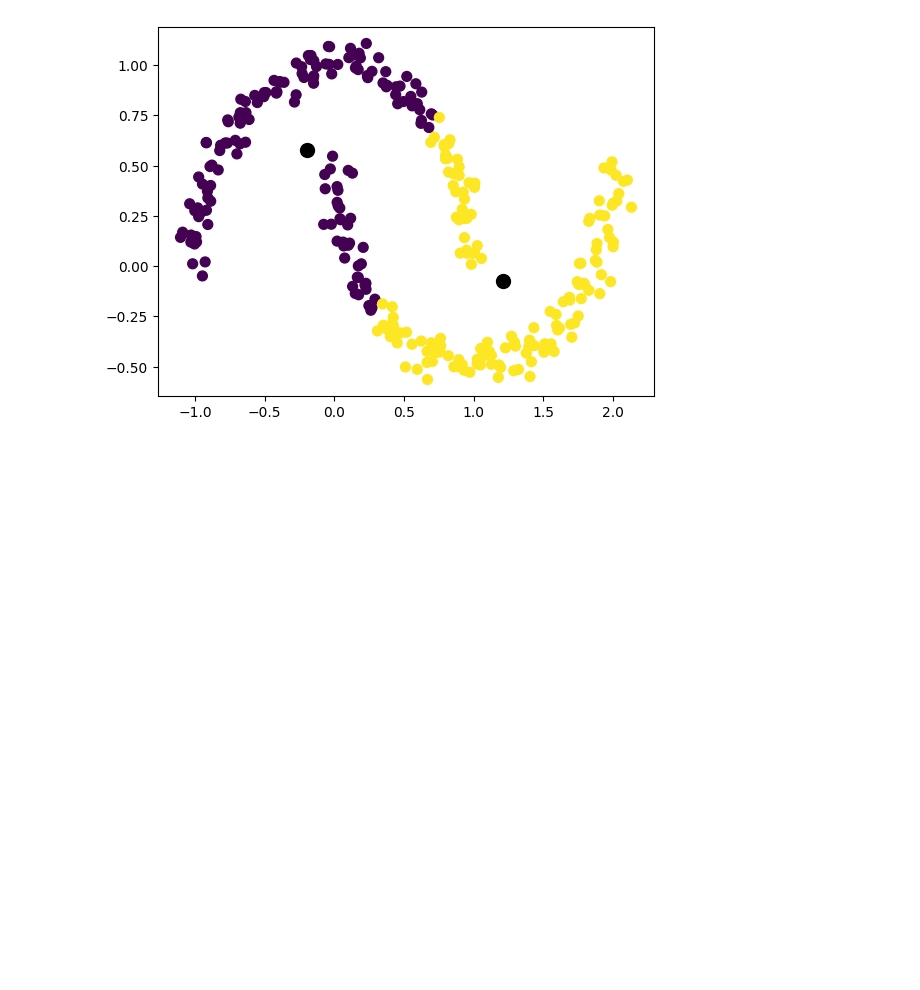
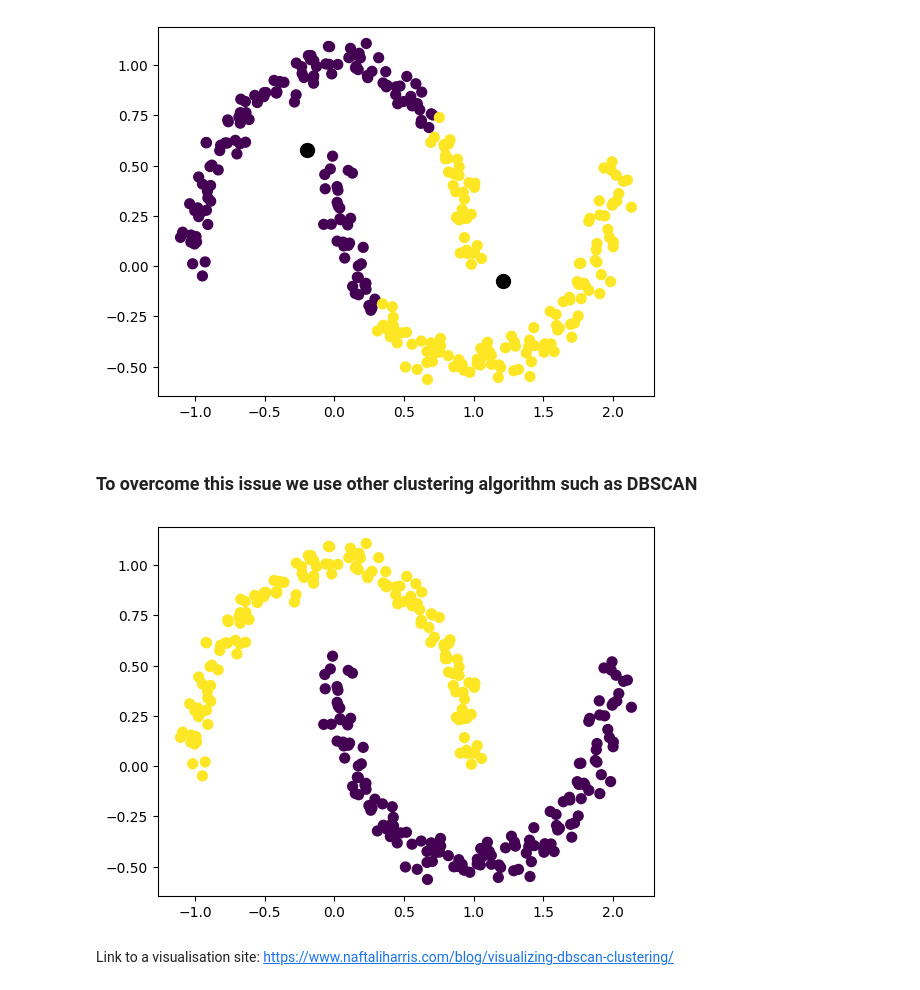
Before and after one commit to KishanPipariya/KishanPipariya.github.io, a Jupyter notebook: home_on_the_web/posts/kmeans_demo/kmeans.ipynb, the cells around one changed output. Drawn from its saved outputs; the diff is of its cells as text; code cells hidden in the pictures; blank space fills up the shorter version.

Commit message:
Added DBSCAN in the k-means post

```diff
--- a/home_on_the_web/posts/kmeans_demo/kmeans.ipynb
+++ b/home_on_the_web/posts/kmeans_demo/kmeans.ipynb
@@ -71,3 +77,13 @@ centers = kmeans.cluster_centers_
 plt.scatter(centers[:, 0], centers[:, 1], c='black', s=100);
 # %% [output]
 [figure]
+# %% [markdown]
+### To overcome this issue we use other clustering algorithm such as DBSCAN
+# %%
+dbscan = DBSCAN(eps=0.3, min_samples=2).fit(X)
+labels = dbscan.labels_
+plt.scatter(X[:, 0], X[:, 1], c=labels, s=50, cmap='viridis');
+# %% [output]
+[figure, added]
+# %% [markdown]
+Link to a visualisation site: https://www.naftaliharris.com/blog/visualizing-dbscan-clustering/
```
Also changed, not shown: parts of 6 cells of this notebook, 5 other files.
